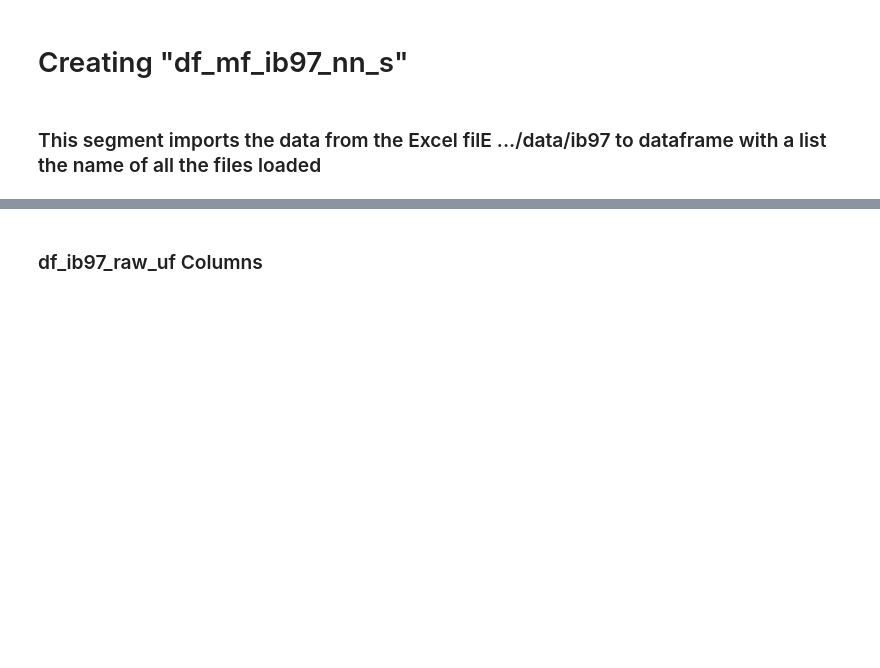
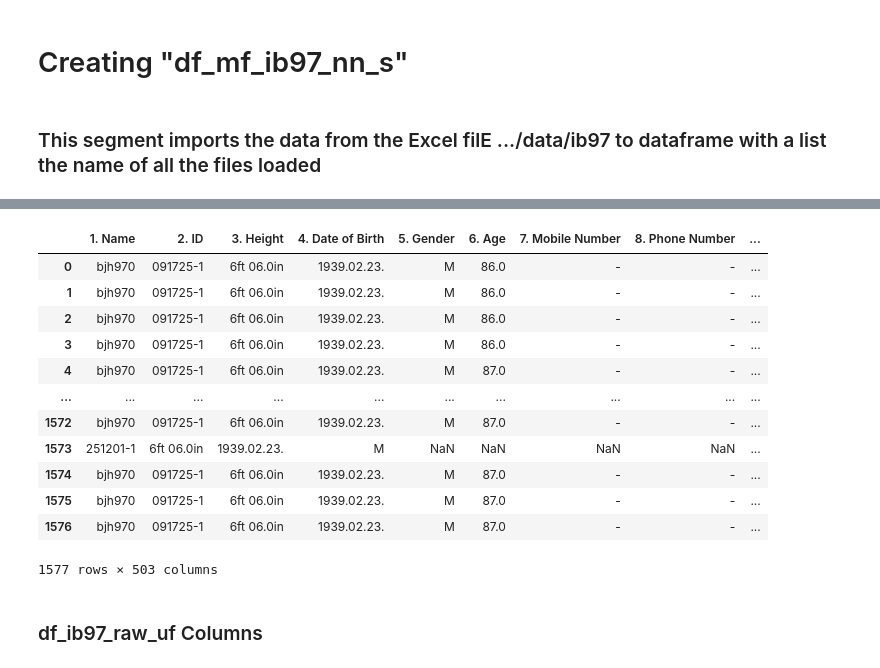
Before and after one commit to 1ratlab/JL_2, a Jupyter notebook: col_wise_import_97.ipynb, the cells around one changed output, grey strips where cells are left out. Drawn from its saved outputs; the diff is of its cells as text; code cells hidden in the pictures; blank space fills up the shorter version.

```diff
--- a/col_wise_import_97.ipynb
+++ b/col_wise_import_97.ipynb
@@ -596,7 +596,22 @@ df_ib97_raw_uf = universal_import(
 💾 Saved to pickle: /home/ratlabs/JL_2/imported_dataframe.pkl
 # %%
 # Data frame Unfiltered
-# verify df_ib97_raw_uf
+# verify
+df_ib97_raw_uf
+# %% [output]
+|  | 1. Name | 2. ID | 3. Height | 4. Date of Birth | 5. Gender | 6. Age | 7. Mobile Number | 8. Phone Number | ... |
+| 0 | bjh970 | 091725-1 | 6ft 06.0in | 1939.02.23. | M | 86.0 | - | - | ... |
+| 1 | bjh970 | 091725-1 | 6ft 06.0in | 1939.02.23. | M | 86.0 | - | - | ... |
+| 2 | bjh970 | 091725-1 | 6ft 06.0in | 1939.02.23. | M | 86.0 | - | - | ... |
+| 3 | bjh970 | 091725-1 | 6ft 06.0in | 1939.02.23. | M | 86.0 | - | - | ... |
+| 4 | bjh970 | 091725-1 | 6ft 06.0in | 1939.02.23. | M | 87.0 | - | - | ... |
+| ... | ... | ... | ... | ... | ... | ... | ... | ... | ... |
+| 1572 | bjh970 | 091725-1 | 6ft 06.0in | 1939.02.23. | M | 87.0 | - | - | ... |
+| 1573 | 251201-1 | 6ft 06.0in | 1939.02.23. | M | NaN | NaN | NaN | NaN | ... |
+| 1574 | bjh970 | 091725-1 | 6ft 06.0in | 1939.02.23. | M | 87.0 | - | - | ... |
+| 1575 | bjh970 | 091725-1 | 6ft 06.0in | 1939.02.23. | M | 87.0 | - | - | ... |
+| 1576 | bjh970 | 091725-1 | 6ft 06.0in | 1939.02.23. | M | 87.0 | - | - | ... |
+1577 rows × 503 columns
 # %% [markdown]
 ### df_ib97_raw_uf  Columns
 # %%
```
Also changed, not shown: parts of 16 cells of this notebook, 34 other files.
